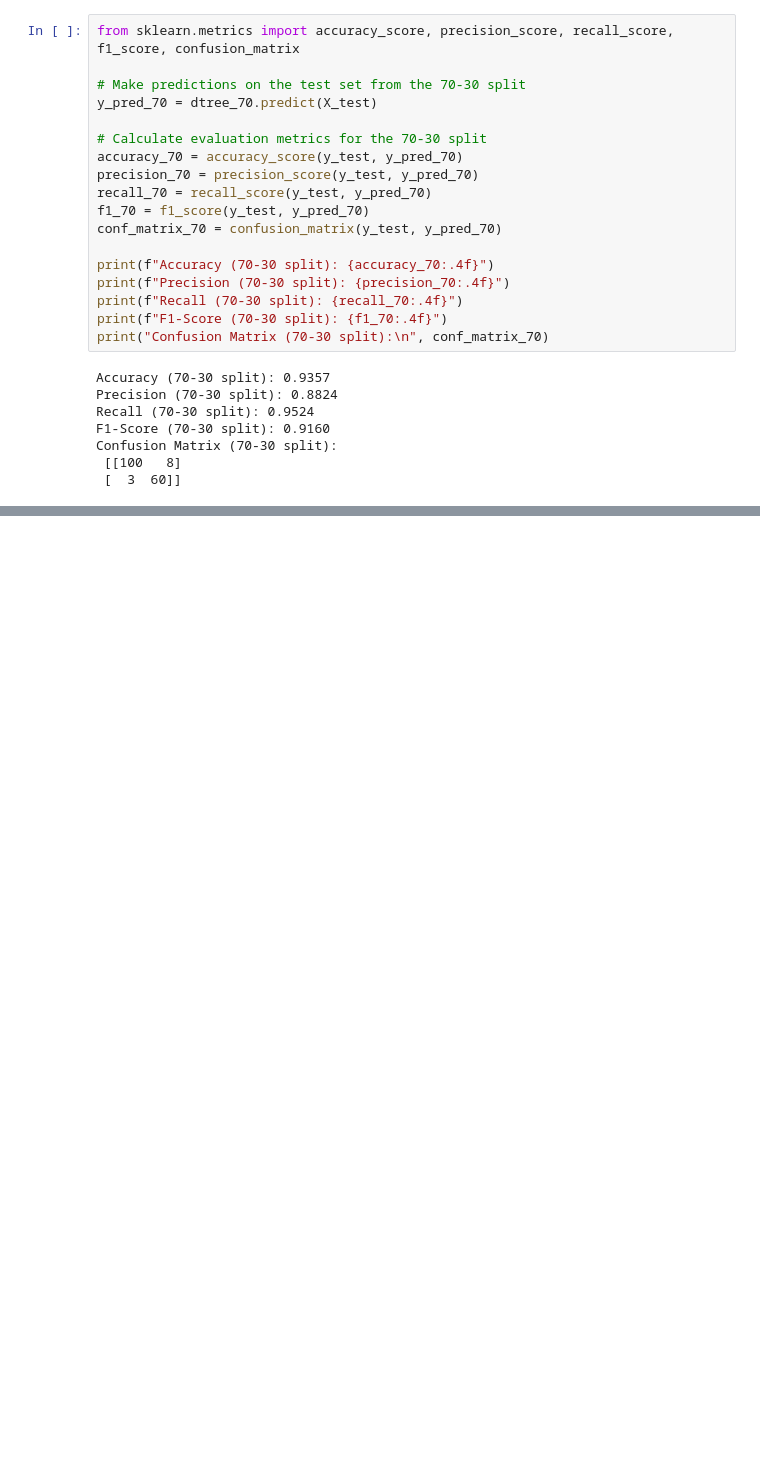
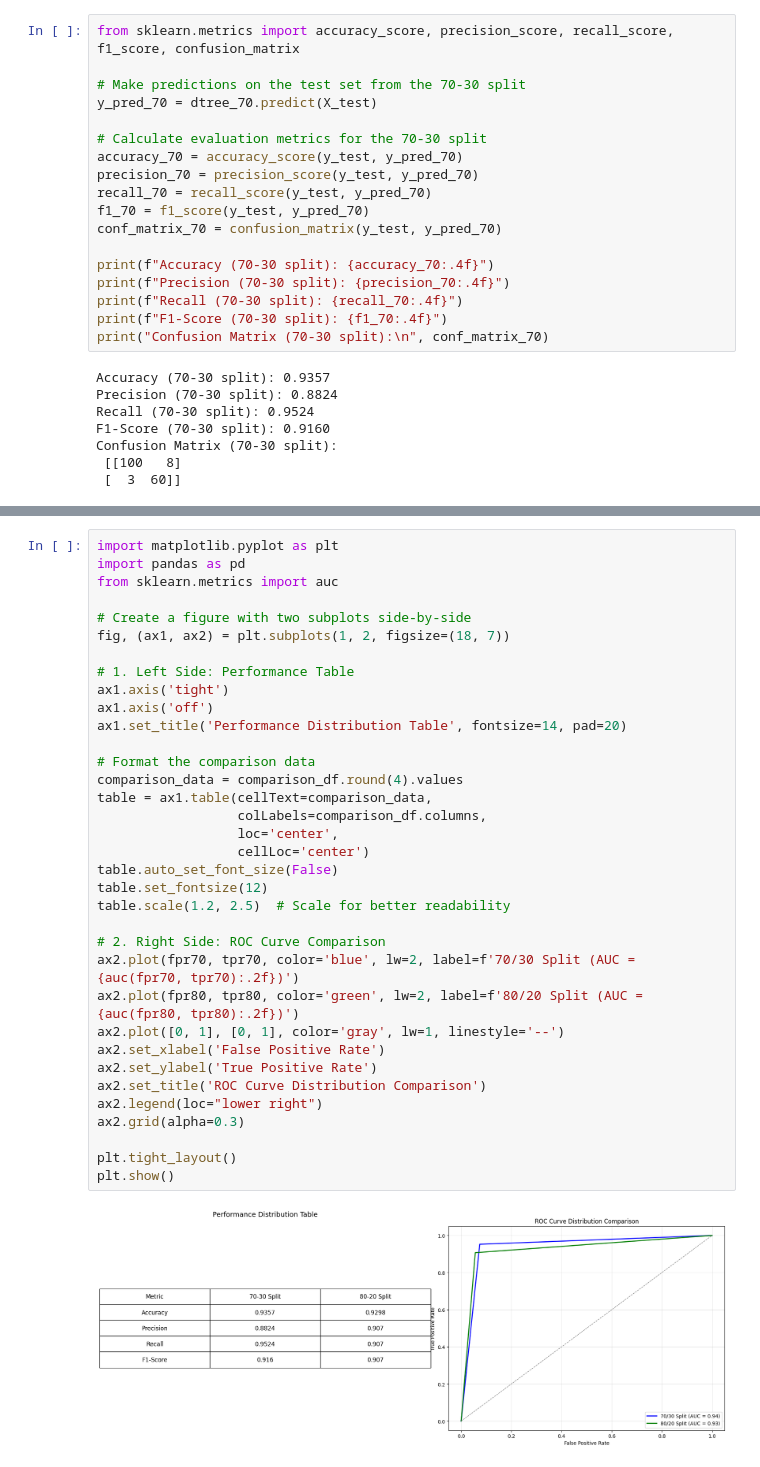
Before and after one commit to shivampatle2004/Machine-Learning-, a Jupyter notebook: DecisionTree_shivampatle_cs23186.ipynb, the cells around one changed output, grey strips where cells are left out. Drawn from its saved outputs; the diff is of its cells as text; blank space fills up the shorter version.

```diff
--- a/DecisionTree_shivampatle_cs23186.ipynb
+++ b/DecisionTree_shivampatle_cs23186.ipynb
@@ -295,0 +354,37 @@ print(conf_matrix_80)
+# %%
+import matplotlib.pyplot as plt
+import pandas as pd
+from sklearn.metrics import auc
+
+# Create a figure with two subplots side-by-side
+fig, (ax1, ax2) = plt.subplots(1, 2, figsize=(18, 7))
+
+# 1. Left Side: Performance Table
+ax1.axis('tight')
+ax1.axis('off')
+ax1.set_title('Performance Distribution Table', fontsize=14, pad=20)
+
+# Format the comparison data
+comparison_data = comparison_df.round(4).values
+table = ax1.table(cellText=comparison_data,
+                  colLabels=comparison_df.columns,
+                  loc='center',
+                  cellLoc='center')
+table.auto_set_font_size(False)
+table.set_fontsize(12)
+table.scale(1.2, 2.5)  # Scale for better readability
+
+# 2. Right Side: ROC Curve Comparison
+ax2.plot(fpr70, tpr70, color='blue', lw=2, label=f'70/30 Split (AUC = {auc(fpr70, tpr70):.2f})')
+ax2.plot(fpr80, tpr80, color='green', lw=2, label=f'80/20 Split (AUC = {auc(fpr80, tpr80):.2f})')
+ax2.plot([0, 1], [0, 1], color='gray', lw=1, linestyle='--')
+ax2.set_xlabel('False Positive Rate')
+ax2.set_ylabel('True Positive Rate')
+ax2.set_title('ROC Curve Distribution Comparison')
+ax2.legend(loc="lower right")
+ax2.grid(alpha=0.3)
+
+plt.tight_layout()
+plt.show()
+# %% [output]
+[figure, added]
```
Also changed, not shown: parts of 16 cells of this notebook.
